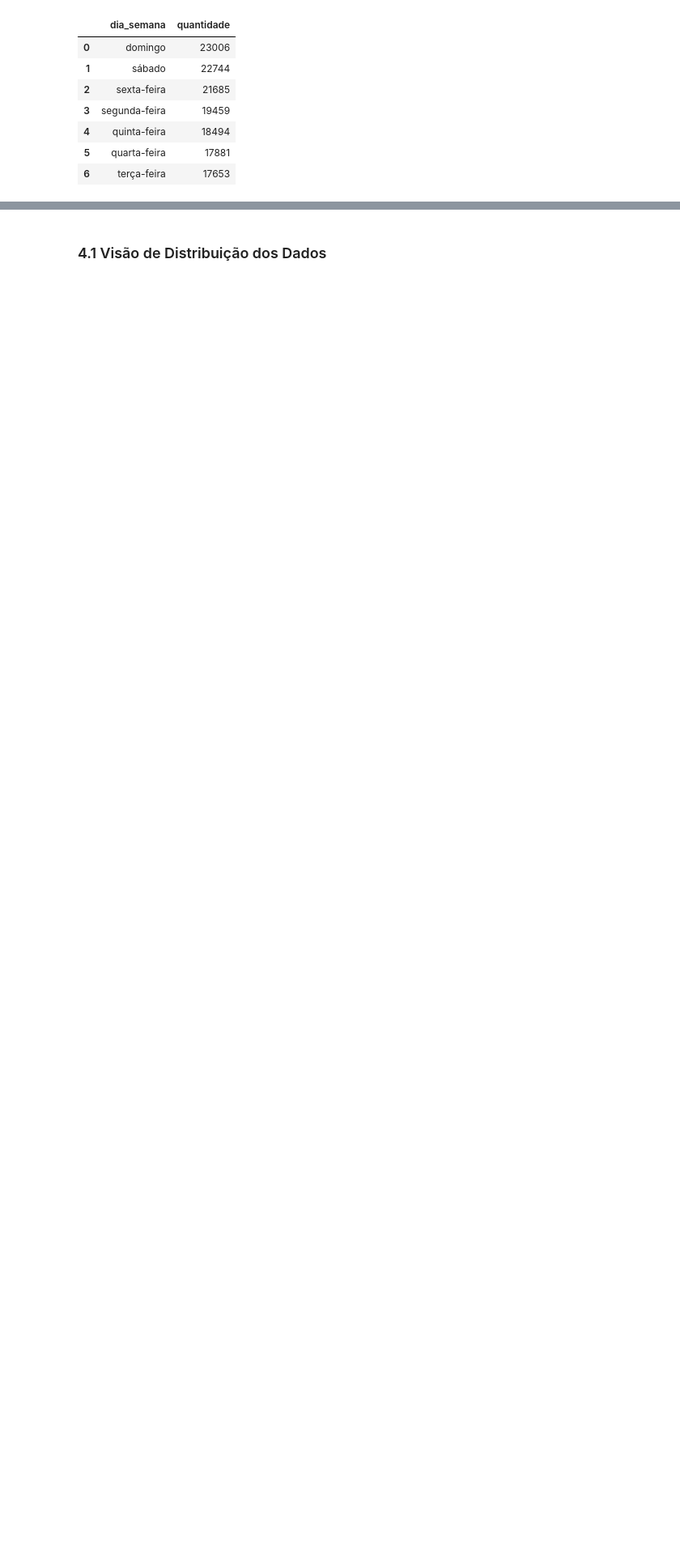
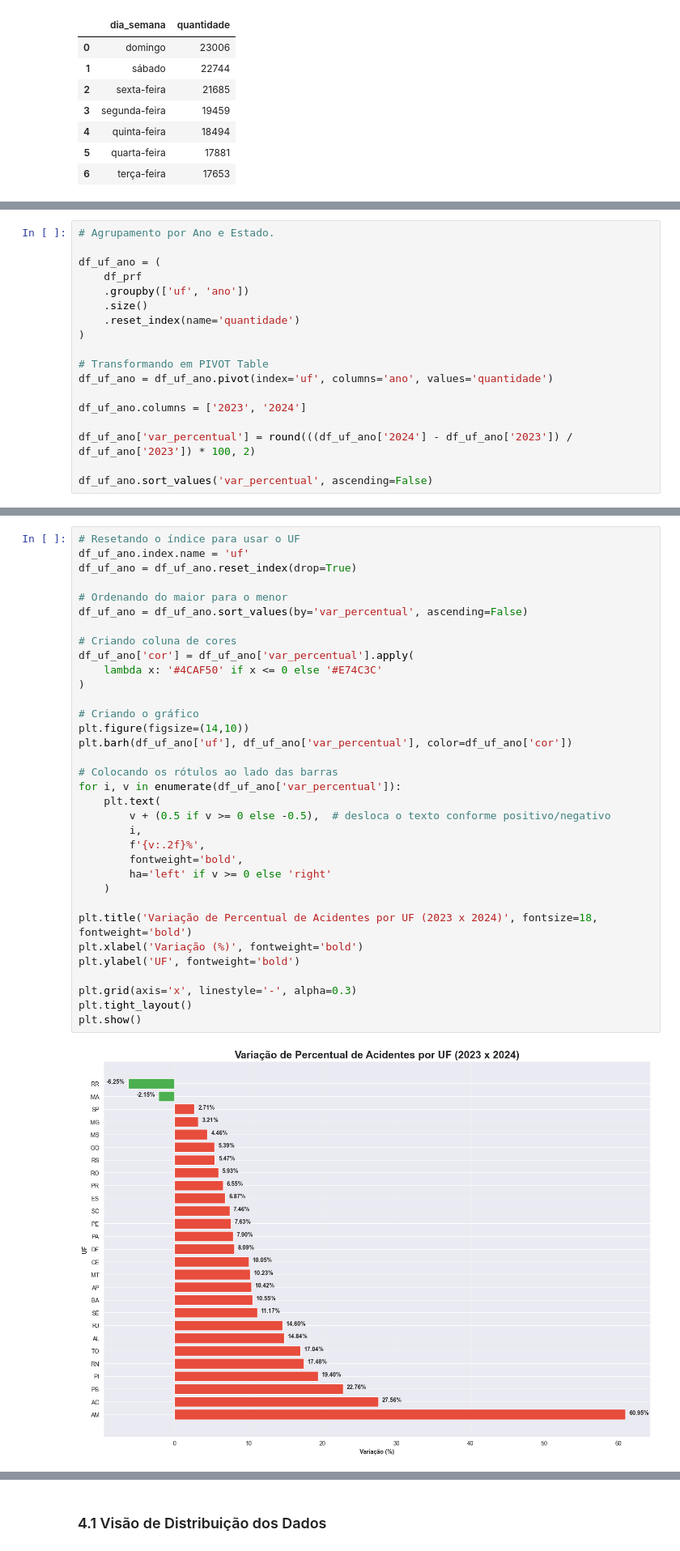
Before and after one commit to Felipeglnd/Projeto_PRF, a Jupyter notebook: Projeto_PRF_23_24/notebooks/EDA_PRF.ipynb, the cells around one changed output, grey strips where cells are left out. Shown at 81% size. Saved outputs shown, nothing was run; the diff lists cells and outputs as text; blank space fills up the shorter version.

```diff
--- a/Projeto_PRF_23_24/notebooks/EDA_PRF.ipynb
+++ b/Projeto_PRF_23_24/notebooks/EDA_PRF.ipynb
@@ -378,0 +409,18 @@ df_prf.describe(include='all')
+# %%
+# Agrupamento por Ano e Estado.
+
+df_uf_ano = (
+    df_prf
+    .groupby(['uf', 'ano'])
+    .size()
+    .reset_index(name='quantidade')
+)
+
+# Transformando em PIVOT Table
+df_uf_ano = df_uf_ano.pivot(index='uf', columns='ano', values='quantidade')
+
+df_uf_ano.columns = ['2023', '2024']
+
+df_uf_ano['var_percentual'] = round(((df_uf_ano['2024'] - df_uf_ano['2023']) / df_uf_ano['2023']) * 100, 2)
+
+df_uf_ano.sort_values('var_percentual', ascending=False)
@@ -378,0 +446,36 @@ df_prf.describe(include='all')
+# %%
+# Resetando o índice para usar o UF
+df_uf_ano.index.name = 'uf'
+df_uf_ano = df_uf_ano.reset_index(drop=True)
+
+# Ordenando do maior para o menor
+df_uf_ano = df_uf_ano.sort_values(by='var_percentual', ascending=False)
+
+# Criando coluna de cores
+df_uf_ano['cor'] = df_uf_ano['var_percentual'].apply(
+    lambda x: '#4CAF50' if x <= 0 else '#E74C3C'
+)
+
+# Criando o gráfico
+plt.figure(figsize=(14,10))
+plt.barh(df_uf_ano['uf'], df_uf_ano['var_percentual'], color=df_uf_ano['cor'])
+
+# Colocando os rótulos ao lado das barras
+for i, v in enumerate(df_uf_ano['var_percentual']):
+    plt.text(
+        v + (0.5 if v >= 0 else -0.5),  # desloca o texto conforme positivo/negativo
+        i,
+        f'{v:.2f}%',
+        fontweight='bold',
+        ha='left' if v >= 0 else 'right'
+    )
+
+plt.title('Variação de Percentual de Acidentes por UF (2023 x 2024)', fontsize=18, fontweight='bold')
+plt.xlabel('Variação (%)', fontweight='bold')
+plt.ylabel('UF', fontweight='bold')
+
+plt.grid(axis='x', linestyle='-', alpha=0.3)
+plt.tight_layout()
+plt.show()
+# %% [output]
+[figure, added]
```
Also changed, not shown: parts of 13 cells of this notebook.
